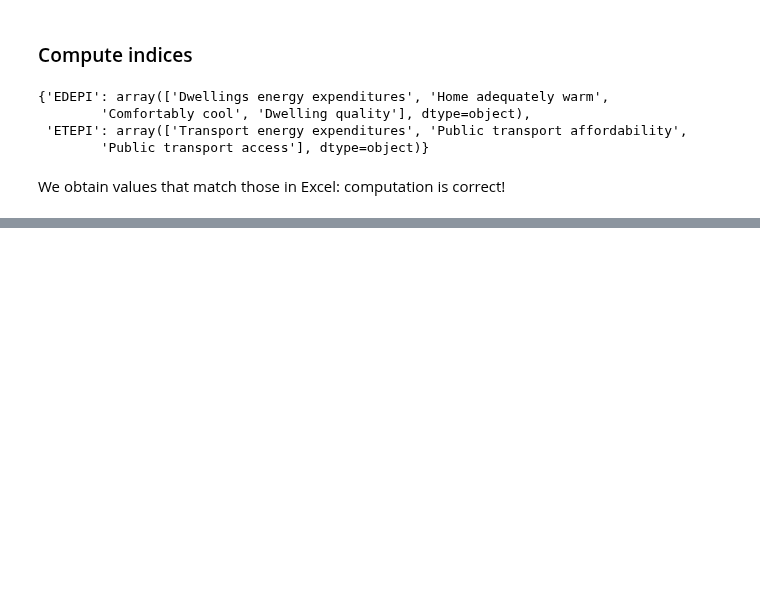
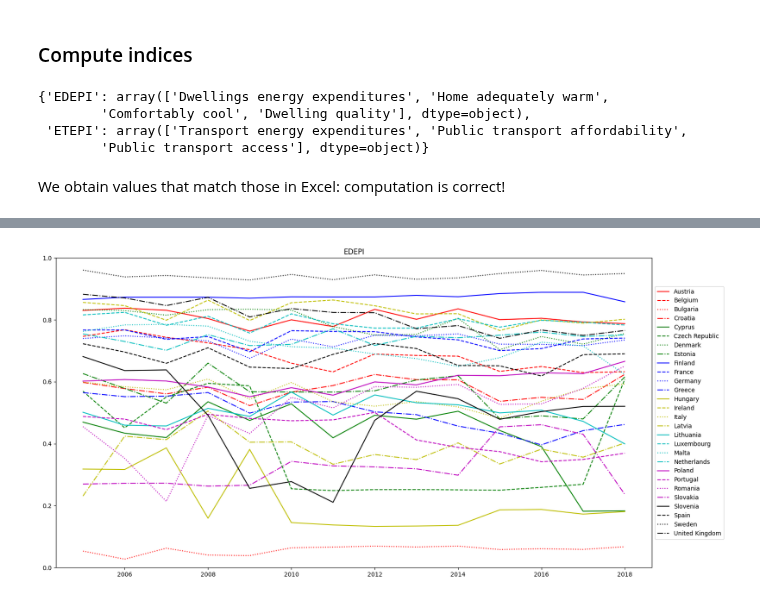
Before and after one commit to dataforgoodfr/13_democratiser_sobriete, a Jupyter notebook: stream3_visualization/plot_ewbi.ipynb, the cells around one changed output, grey strips where cells are left out. Saved outputs shown, nothing was run; the diff lists cells and outputs as text; code cells hidden in the pictures; blank space fills up the shorter version.

```diff
--- a/stream3_visualization/plot_ewbi.ipynb
+++ b/stream3_visualization/plot_ewbi.ipynb
@@ -228,0 +418,13 @@ fig.savefig('ewbi_time.png')
+# %%
+fig, ax = plt.subplots(figsize=(18, 8))
+ax.set_prop_cycle(mixed_cycler)
+edepi.loc[:, 2005:].transpose().plot(ax=ax, label='EDEPI')
+ax.set_ylim(0, 1)
+ax.legend(loc='center left', bbox_to_anchor=(1, 0.5))
+ax.set_title('EDEPI')
+plt.tight_layout()
+plt.subplots_adjust(right=0.8)
+plt.show()
+fig.savefig('edepi_time.png')
+# %% [output]
+[figure, added]
```
Also changed, not shown: parts of 13 cells of this notebook, 5 other files.
